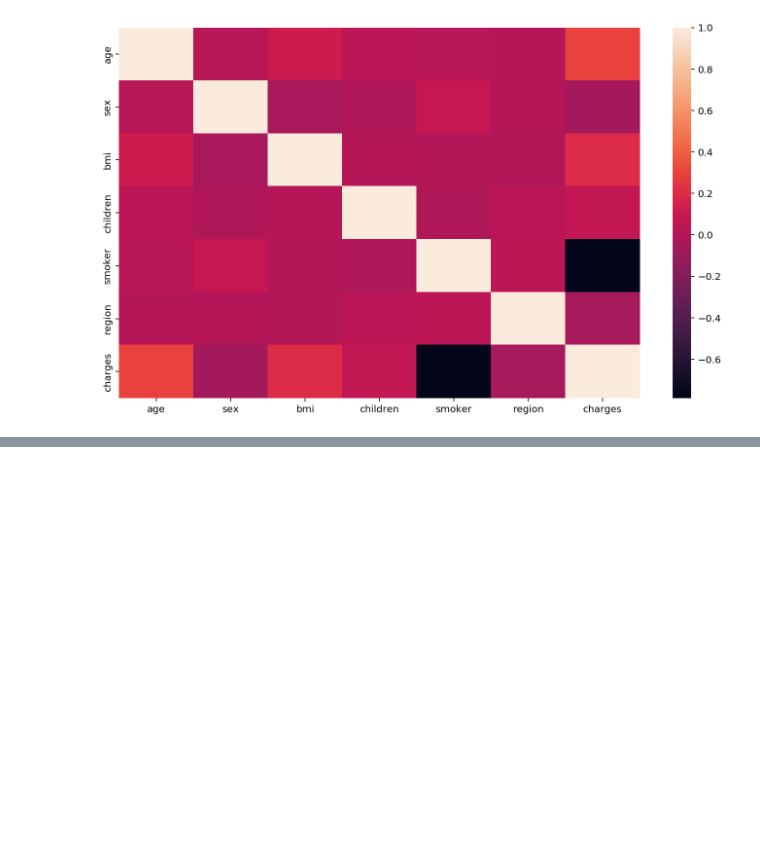
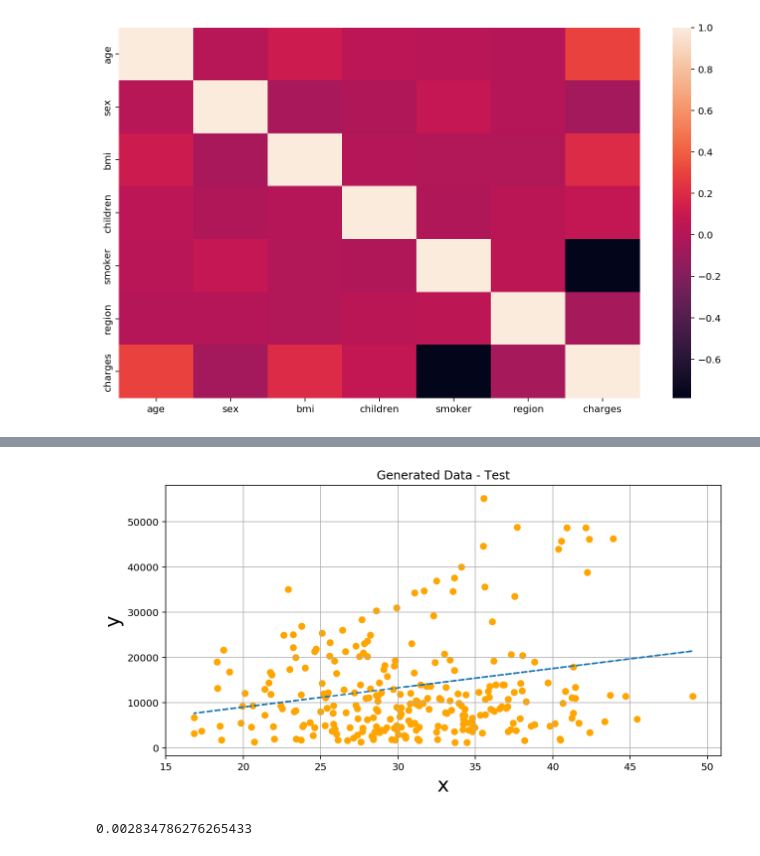
Before and after one commit to gprasad125/SC22-Batch-C-python-enjoyers, a Jupyter notebook: Kaizar/week2/linear_regression_sklearn_on_own_data.ipynb, the cells around one changed output, grey strips where cells are left out. Saved outputs shown, nothing was run; the diff lists cells and outputs as text; code cells hidden in the pictures; blank space fills up the shorter version.

```diff
--- a/Kaizar/week2/linear_regression_sklearn_on_own_data.ipynb
+++ b/Kaizar/week2/linear_regression_sklearn_on_own_data.ipynb
@@ -287,0 +299,18 @@ plt.show()
+# %%
+y_hat = linr.predict(x_test)
+# %%
+plt.figure(figsize=(10,5))
+plt.plot(x_test, y_hat, '--')
+
+plt.scatter(x_test,y_test, c='orange')
+plt.xlabel('x', fontsize = 20)
+plt.ylabel('y', fontsize = 20)
+plt.title('Generated Data - Test')
+plt.grid('on')
+plt.show()
+# %% [output]
+[figure, added]
+# %%
+print(linr.score(x_test, y_test))
+# %% [output]
+0.002834786276265433
```
Also changed, not shown: parts of 14 cells of this notebook, 24 other files.
